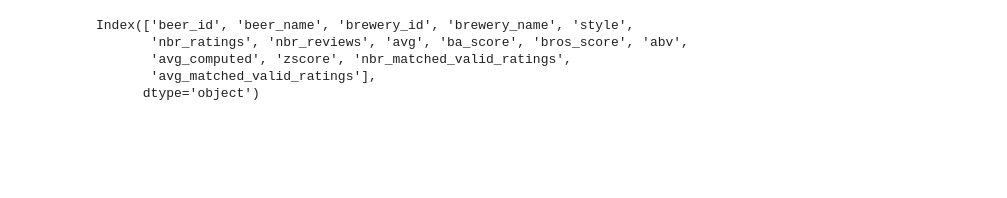
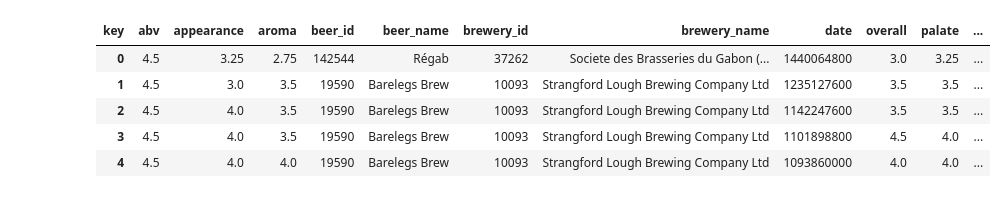
Before and after one commit to epfl-ada/ada-2024-project-databrewers, a Jupyter notebook: marin.ipynb, the cells around one changed output. Cells and saved outputs as stored; diff of their text form; code cells hidden in the pictures; blank space fills up the shorter version.

```diff
--- a/marin.ipynb
+++ b/marin.ipynb
@@ -20,0 +43,24 @@ ratings = pd.read_csv('ratings.csv')
+# %%
+def fromLineToDataFrame(df):
+
+    df['info'] = df['info'].astype(str)
+    print("converted to string")
+    df[['key', 'value']] = df['info'].str.extract(r'([^:]+):\s*(.*)')
+    print("extracted key and value")
+# Fill any missing values in the 'value' column with an empty string
+    df['value'] = df['value'].fillna('')
+    # Identify the start of each new beer entry by finding 'beer_name' rows
+    df['entry_id'] = (df['key'] == 'beer_name').cumsum()
+    display(df.head())
+    print("identified start of each new beer entry")
+    # Remove duplicates within each entry (entry_id) by keeping only the first occurrence of each key
+    df = df.drop_duplicates(subset=['entry_id', 'key'])
+    print("removed duplicates")
+    # Reshape the DataFrame using pivot
+    df_wide = df.pivot(index='entry_id', columns='key', values='value')
+    print("reshaped the DataFrame")
+    # Optional: Reset index to remove multi-index structure
+    df_wide.reset_index(drop=True, inplace=True)
+    return df_wide
+
+reviews = fromLineToDataFrame(reviews_ba)
@@ -21 +79,10 @@ ratings = pd.read_csv('ratings.csv')
+# %%
+display(reviews.head())
+# %% [output]
+| key | abv | appearance | aroma | beer_id | beer_name | brewery_id | brewery_name | date | overall | palate | ... |
+| 0 | 4.5 | 3.25 | 2.75 | 142544 | Régab | 37262 | Societe des Brasseries du Gabon (... | 1440064800 | 3.0 | 3.25 | ... |
+| 1 | 4.5 | 3.0 | 3.5 | 19590 | Barelegs Brew | 10093 | Strangford Lough Brewing Company Ltd | 1235127600 | 3.5 | 3.5 | ... |
+| 2 | 4.5 | 4.0 | 3.5 | 19590 | Barelegs Brew | 10093 | Strangford Lough Brewing Company Ltd | 1142247600 | 3.5 | 3.5 | ... |
+| 3 | 4.5 | 4.0 | 3.5 | 19590 | Barelegs Brew | 10093 | Strangford Lough Brewing Company Ltd | 1101898800 | 4.5 | 4.0 | ... |
+| 4 | 4.5 | 4.0 | 4.0 | 19590 | Barelegs Brew | 10093 | Strangford Lough Brewing Company Ltd | 1093860000 | 4.0 | 4.0 | ... |
 # %%
@@ -23,8 +89,0 @@ ratings_count = ratings['beer_id'].value_counts()
-# %%
-print(df.columns)
-# %% [output]
-Index(['beer_id', 'beer_name', 'brewery_id', 'brewery_name', 'style',
-       'nbr_ratings', 'nbr_reviews', 'avg', 'ba_score', 'bros_score', 'abv',
-       'avg_computed', 'zscore', 'nbr_matched_valid_ratings',
-       'avg_matched_valid_ratings'],
-      dtype='object')
```
Also changed, not shown: parts of 11 cells of this notebook.
